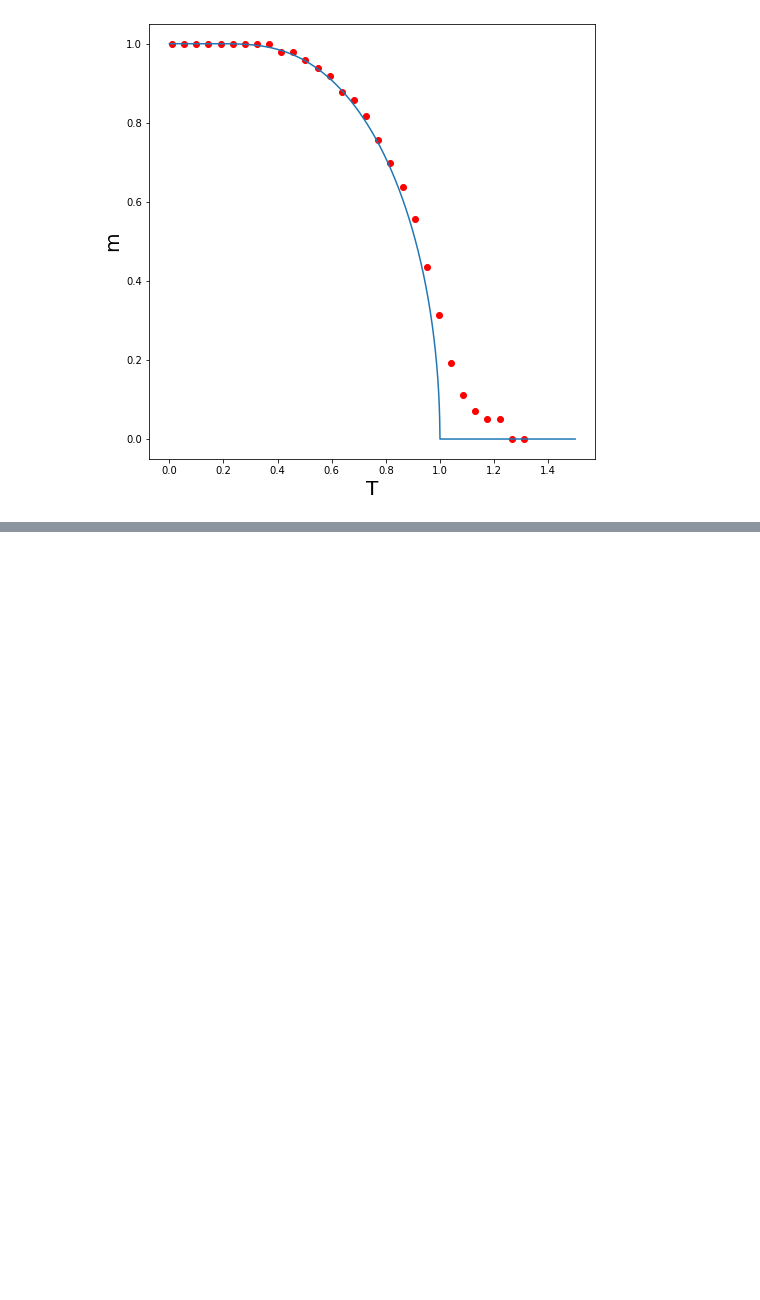
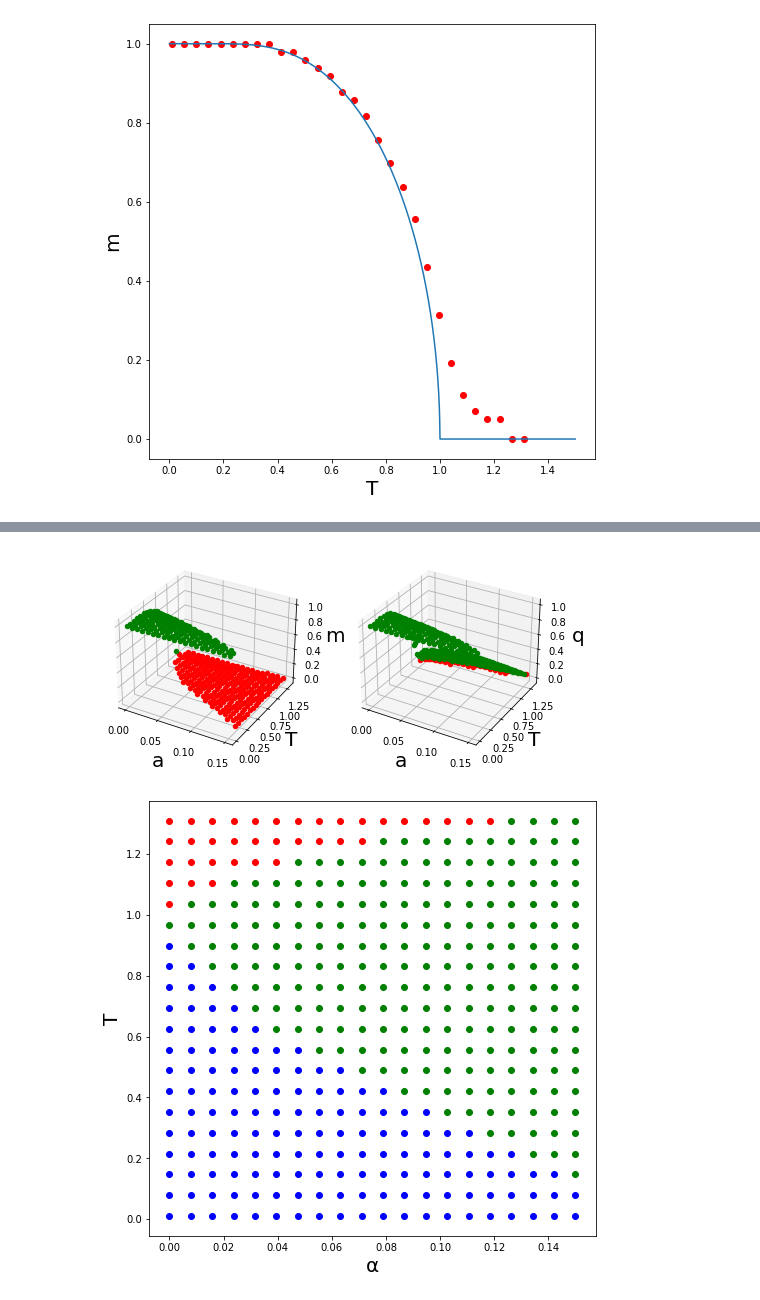
Before and after one commit to yamoyamoto/jupyter, a Jupyter notebook: fp_model/PhaseDiagram.ipynb, the cells around one changed output, grey strips where cells are left out. Drawn from its saved outputs; the diff is of its cells as text; code cells hidden in the pictures; blank space fills up the shorter version.

```diff
--- a/fp_model/PhaseDiagram.ipynb
+++ b/fp_model/PhaseDiagram.ipynb
@@ -296,0 +397,5 @@ T_mesh_num: 10 → 30
+# %%
+plot_phase_diagram("solved.csv")
+# %% [output]
+[figure, added]
+[figure, added]
```
Also changed, not shown: parts of 5 cells of this notebook, 3 other files.
